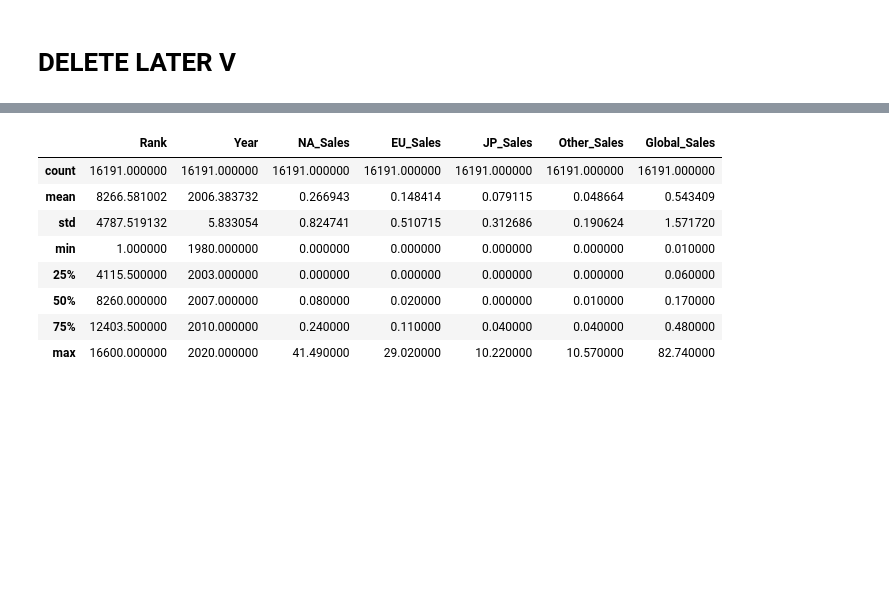
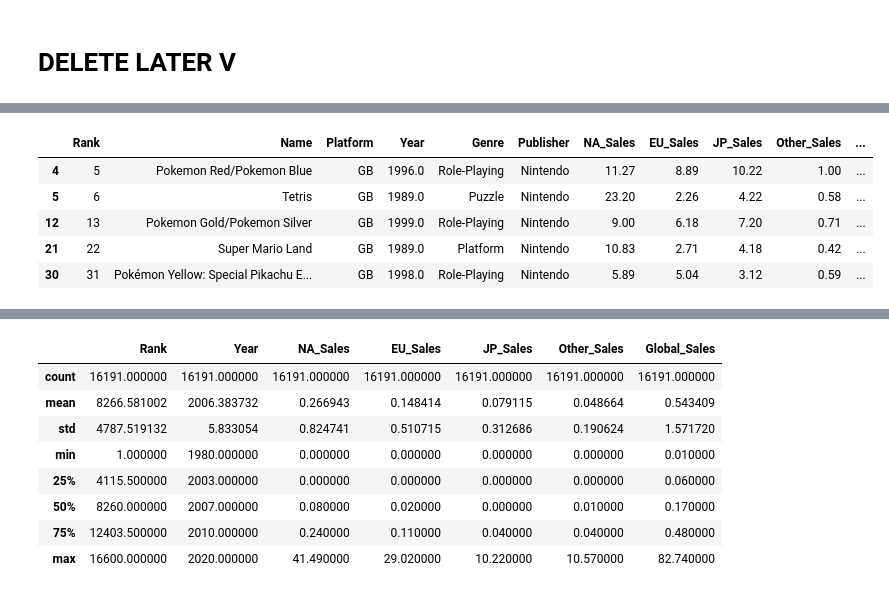
Before and after one commit to chadiTurk/CSMODELProject1, a Jupyter notebook: Phase 1.ipynb, the cells around one changed output, grey strips where cells are left out. Cells and saved outputs as stored; diff of their text form; code cells hidden in the pictures; blank space fills up the shorter version.

```diff
--- a/Phase 1.ipynb
+++ b/Phase 1.ipynb
@@ -209,0 +277,9 @@ Text(0.5, 1.0, 'Average of Global Sales')
+# %%
+games.loc[games["Platform"] == "GB"].head()
+# %% [output]
+|  | Rank | Name | Platform | Year | Genre | Publisher | NA_Sales | EU_Sales | JP_Sales | Other_Sales | ... |
+| 4 | 5 | Pokemon Red/Pokemon Blue | GB | 1996.0 | Role-Playing | Nintendo | 11.27 | 8.89 | 10.22 | 1.00 | ... |
+| 5 | 6 | Tetris | GB | 1989.0 | Puzzle | Nintendo | 23.20 | 2.26 | 4.22 | 0.58 | ... |
+| 12 | 13 | Pokemon Gold/Pokemon Silver | GB | 1999.0 | Role-Playing | Nintendo | 9.00 | 6.18 | 7.20 | 0.71 | ... |
+| 21 | 22 | Super Mario Land | GB | 1989.0 | Platform | Nintendo | 10.83 | 2.71 | 4.18 | 0.42 | ... |
+| 30 | 31 | Pokémon Yellow: Special Pikachu E... | GB | 1998.0 | Role-Playing | Nintendo | 5.89 | 5.04 | 3.12 | 0.59 | ... |
```
Also changed, not shown: parts of 19 cells of this notebook.
